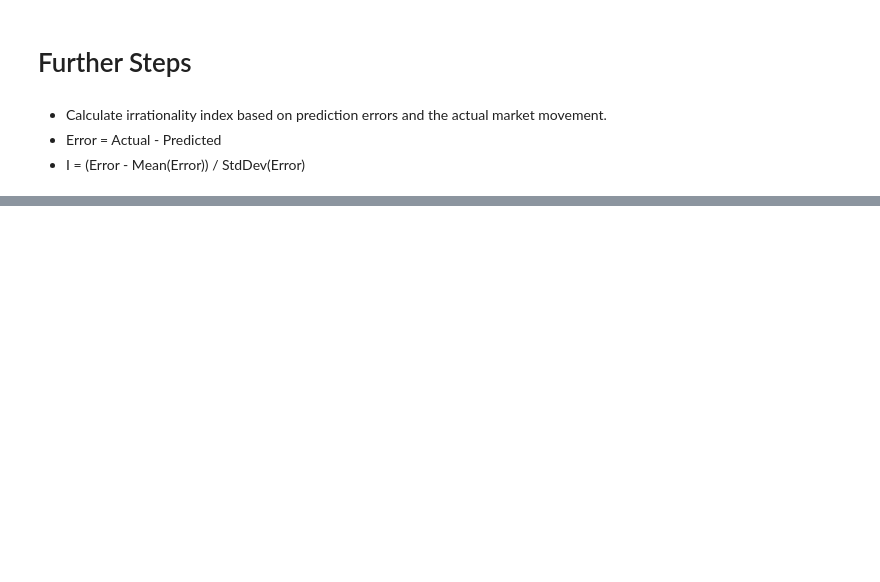
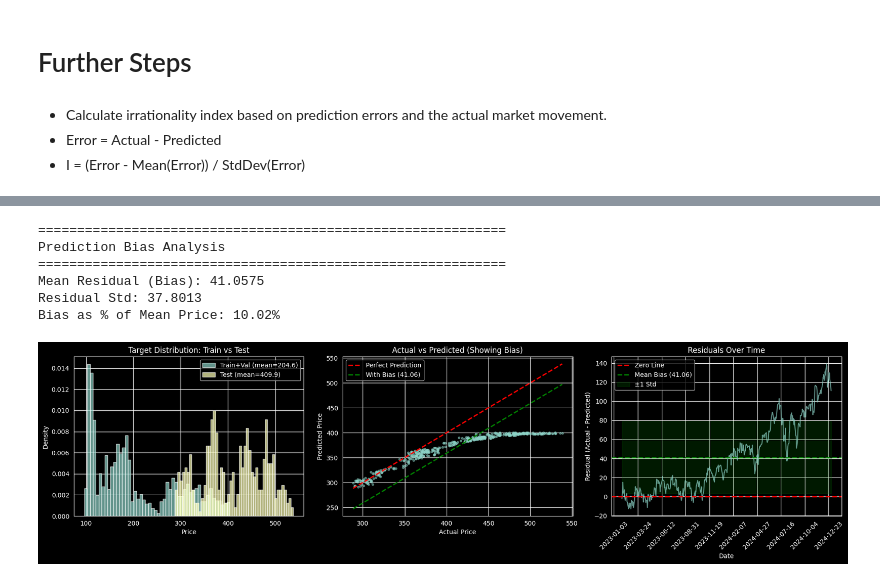
Before and after one commit to Seb207/Market-Context-Project, a Jupyter notebook: Irrationality Index/Irrationality_Index/model_transformer.ipynb, the cells around one changed output, grey strips where cells are left out. Saved outputs shown, nothing was run; the diff lists cells and outputs as text; code cells hidden in the pictures; blank space fills up the shorter version.

```diff
--- a/Irrationality Index/Irrationality_Index/model_transformer.ipynb
+++ b/Irrationality Index/Irrationality_Index/model_transformer.ipynb
@@ -649,0 +1187,64 @@ mm.save_model("transformer_v1", save_format='tf')
+# %%
+# ============================================================
+# 2. Prediction Bias Analysis
+# ============================================================
+residuals = actual_prices - predicted_prices
+bias = residuals.mean()
+
+print("\n" + "=" * 60)
+print("Prediction Bias Analysis")
+print("=" * 60)
+print(f"Mean Residual (Bias): {bias:.4f}")
+print(f"Residual Std: {residuals.std():.4f}")
+print(f"Bias as % of Mean Price: {(bias / actual_prices.mean()) * 100:.2f}%")
+
+# Visualization
+fig, axes = plt.subplots(1, 3, figsize=(18, 5))
+
+# (1) Train/Test data distribution comparison
+axes[0].hist(Y_train_val, bins=50, alpha=0.7, label=f'Train+Val (mean={Y_train_val.mean():.1f})', density=True)
+axes[0].hist(Y_test, bins=50, alpha=0.7, label=f'Test (mean={Y_test.mean():.1f})', density=True)
+axes[0].set_xlabel('Price')
+axes[0].set_ylabel('Density')
+axes[0].set_title('Target Distribution: Train vs Test')
+axes[0].legend()
+axes[0].grid(True)
+
+# (2) Predicted vs Actual with bias line
+axes[1].scatter(actual_prices, predicted_prices, alpha=0.5, s=10)
+axes[1].plot([actual_prices.min(), actual_prices.max()],
+             [actual_prices.min(), actual_prices.max()],
+             'r--', lw=2, label='Perfect Prediction')
+axes[1].plot([actual_prices.min(), actual_prices.max()],
+             [actual_prices.min() - bias, actual_prices.max() - bias],
+             'g--', lw=2, label=f'With Bias ({bias:.2f})')
+axes[1].set_xlabel('Actual Price')
+axes[1].set_ylabel('Predicted Price')
+axes[1].set_title('Actual vs Predicted (Showing Bias)')
+axes[1].legend()
+axes[1].grid(True)
+
+# (3) Residuals over time
+axes[2].plot(test_dates, residuals, alpha=0.7)
+axes[2].axhline(y=0, color='r', linestyle='--', linewidth=2, label='Zero Line')
+axes[2].axhline(y=bias, color='g', linestyle='--', linewidth=2, label=f'Mean Bias ({bias:.2f})')
+axes[2].fill_between(test_dates, bias - residuals.std(), bias + residuals.std(),
+                     alpha=0.2, color='green', label='±1 Std')
+axes[2].set_xlabel('Date')
+axes[2].set_ylabel('Residual (Actual - Predicted)')
+axes[2].set_title('Residuals Over Time')
+axes[2].legend()
+axes[2].xaxis.set_major_locator(plt.MaxNLocator(10))
+axes[2].tick_params(axis='x', rotation=45)
+axes[2].grid(True)
+
+plt.tight_layout()
+plt.show()
+# %% [output]
+============================================================
+Prediction Bias Analysis
+============================================================
+Mean Residual (Bias): 41.0575
+Residual Std: 37.8013
+Bias as % of Mean Price: 10.02%
+[figure, added]
```
Also changed, not shown: parts of 44 cells of this notebook, 2 other files.
